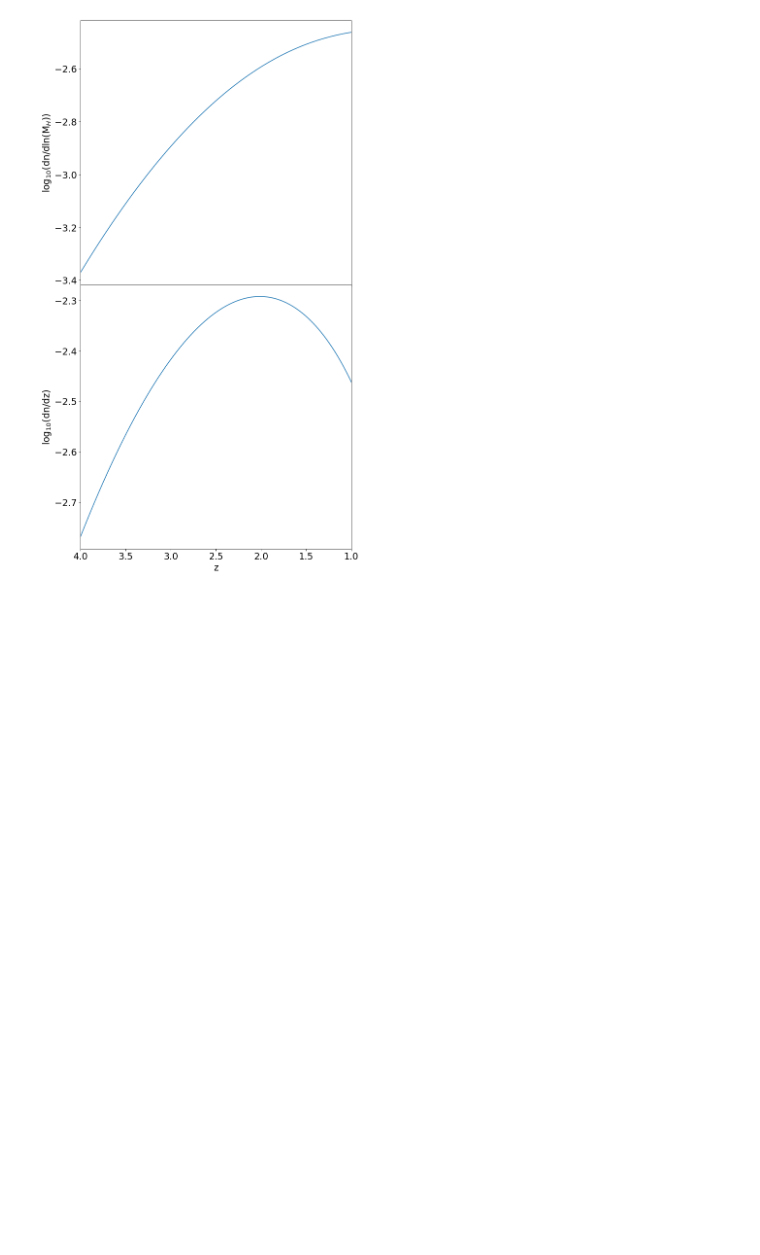
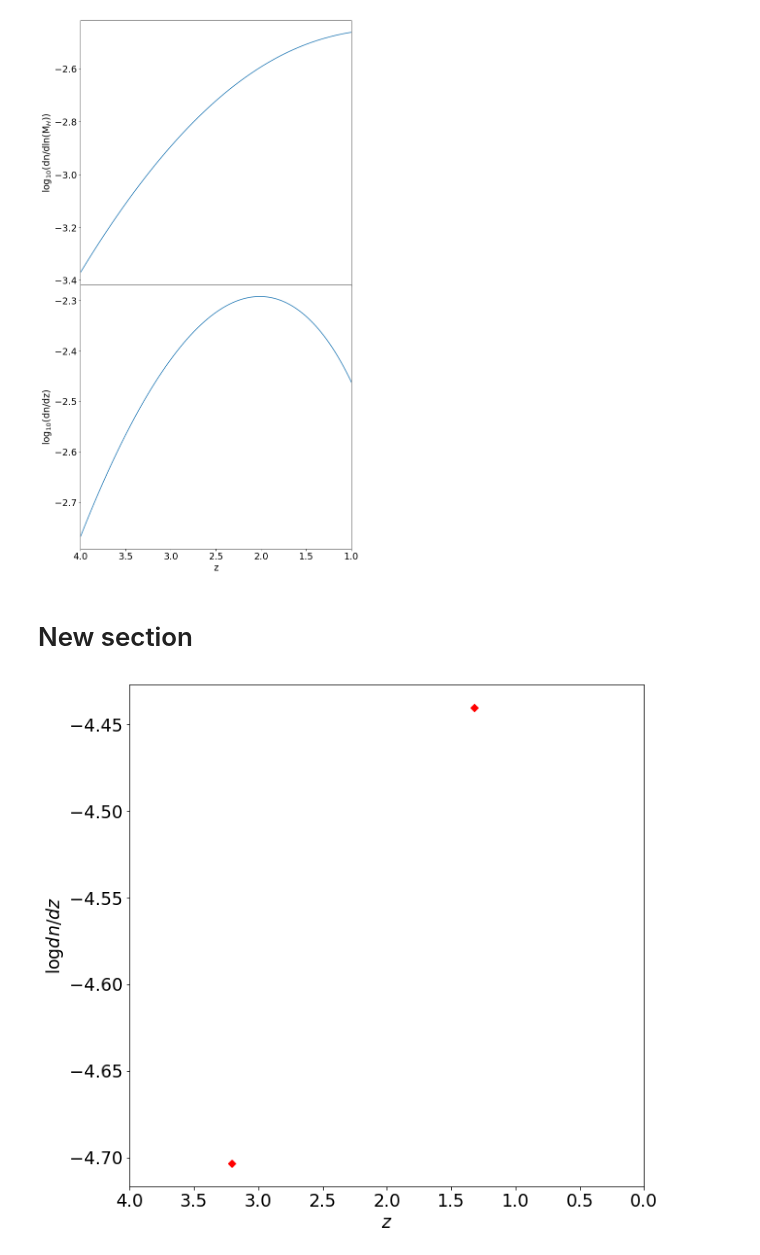
Before and after one commit to xvh422/L4-Project, a Jupyter notebook: J_Carter_Code.ipynb, the cells around one changed output. Drawn from its saved outputs; the diff is of its cells as text; code cells hidden in the pictures; blank space fills up the shorter version.

```diff
--- a/J_Carter_Code.ipynb
+++ b/J_Carter_Code.ipynb
@@ -1252,3 +1227,5 @@ plt.savefig('Plot_6.jpeg', bbox_inches = 'tight')
 plt.show()
 # %% [output]
 [figure]
+# %% [markdown]
+# New section
@@ -1254,0 +1265,20 @@ plt.show()
+# %%
+zs     = []
+nforms = []
+simvol = 100**3
+for snapnum in snapnums:
+  zs.append(Results[snapnum]['zform'])
+  nforms.append(Results[snapnum]['nform'])
+
+zs   = np.array(zs)
+dzs  = zs[0:-1] - zs[1:]
+zcs  = 0.5*(zs[0:-1] + zs[1:])
+dns  = nforms[1:] / dzs / simvol
+fig, ax = plt.subplots(1,1, figsize=(10, 10))
+ax.plot(zcs, np.log10(dns), 'D', color='red')
+ax.set_xlabel(r"$z$")
+ax.set_ylabel(r"$\log dn/dz$")
+ax.set_xlim(4, 0)
+fig.show()
+# %% [output]
+[figure, added]
```
Also changed, not shown: parts of 4 cells of this notebook.
